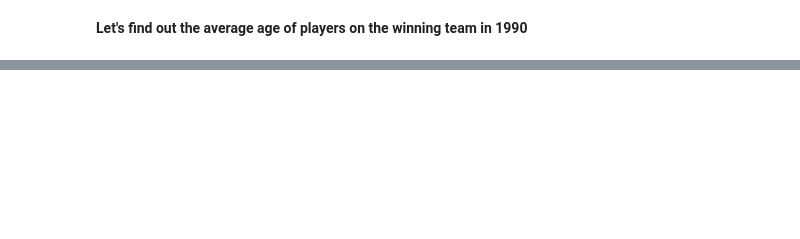
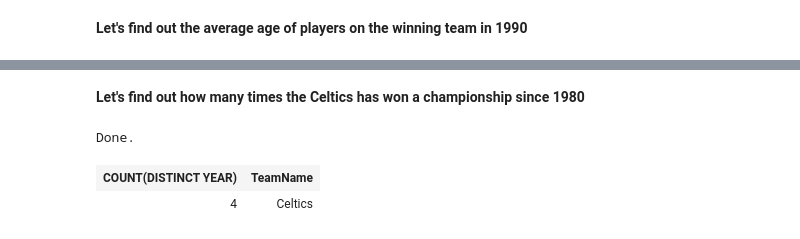
Before and after one commit to fairfield-university-is510-fall2017/final-project-four-score, a Jupyter notebook: Analysis.ipynb, the cells around one changed output, grey strips where cells are left out. Drawn from its saved outputs; the diff is of its cells as text; code cells hidden in the pictures; blank space fills up the shorter version.

```diff
--- a/Analysis.ipynb
+++ b/Analysis.ipynb
@@ -53,0 +71,11 @@ Done.
+# %% [markdown]
+**Let's find out how many times the Celtics has won a championship since 1980**
+# %%
+%%sql
+SELECT COUNT(DISTINCT YEAR), TeamName
+From Season JOIN Team ON (Team.TeamID=Season.TeamID)
+Where Team.TeamID = 'BOS';
+# %% [output]
+Done.
+| COUNT(DISTINCT YEAR) | TeamName |
+| 4 | Celtics |
```
Also changed, not shown: parts of 10 cells of this notebook, 5 other files.
